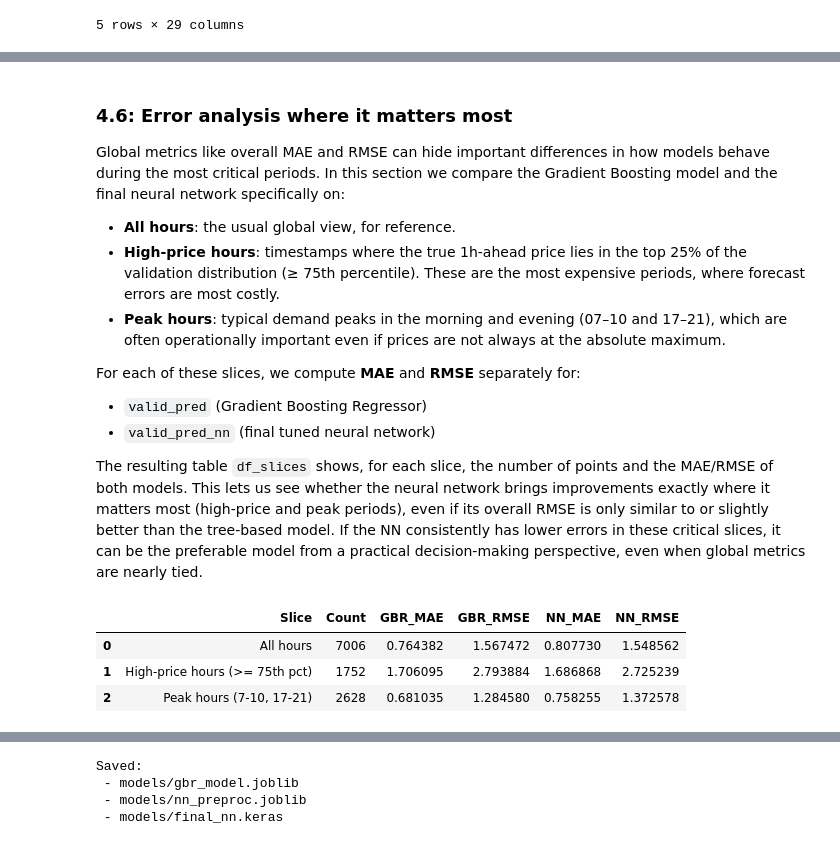
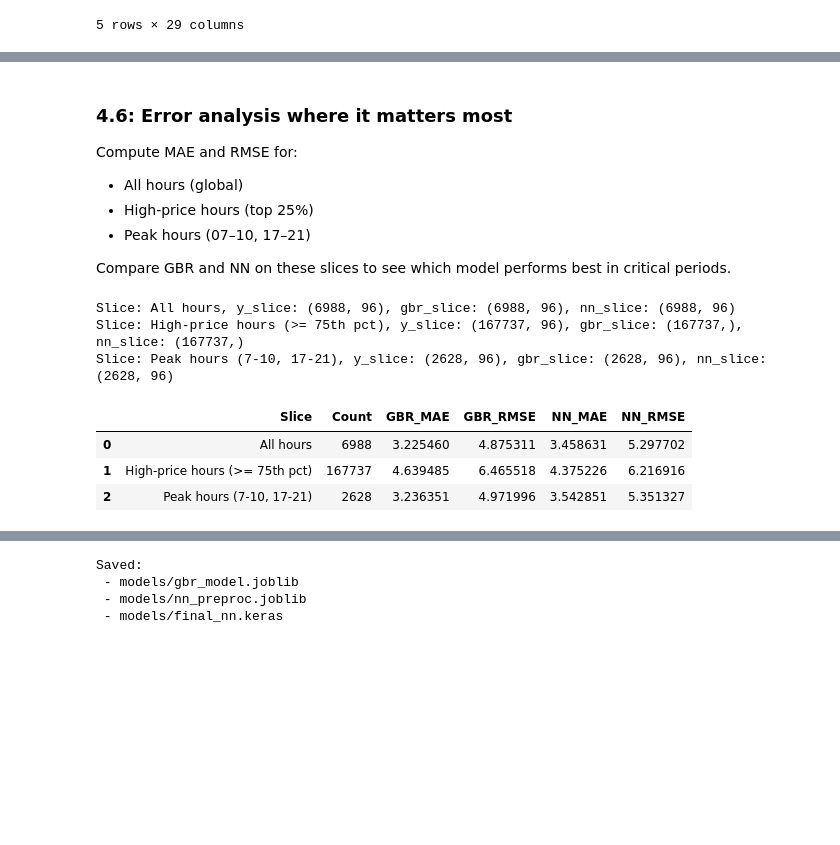
Before and after one commit to vitumake/electricityEstimator, a Jupyter notebook: vaasa.ipynb, the cells around one changed output, grey strips where cells are left out. Drawn from its saved outputs; the diff is of its cells as text; code cells hidden in the pictures; blank space fills up the shorter version.

Commit message:
Implement code changes to enhance functionality and improve performance

```diff
--- a/vaasa.ipynb
+++ b/vaasa.ipynb
@@ -1565,66 +1421,54 @@ df_compare
 # %% [markdown]
 ### 4.6: Error analysis where it matters most
 
-Global metrics like overall MAE and RMSE can hide important differences in how models behave during the most critical periods. In this section we compare the Gradient Boosting model and the final neural network specifically on:
+Compute MAE and RMSE for:
+- All hours (global)
+- High-price hours (top 25%)
+- Peak hours (07–10, 17–21)
 
-- **All hours**: the usual global view, for reference.
-- **High-price hours**: timestamps where the true 1h-ahead price lies in the top 25% of the validation distribution (≥ 75th percentile). These are the most expensive periods, where forecast errors are most costly.
-- **Peak hours**: typical demand peaks in the morning and evening (07–10 and 17–21), which are often operationally important even if prices are not always at the absolute maximum.
-
-For each of these slices, we compute **MAE** and **RMSE** separately for:
-
-- `valid_pred` (Gradient Boosting Regressor)
-- `valid_pred_nn` (final tuned neural network)
-
-The resulting table `df_slices` shows, for each slice, the number of points and the MAE/RMSE of both models. This lets us see whether the neural network brings improvements exactly where it matters most (high-price and peak periods), even if its overall RMSE is only similar to or slightly better than the tree-based model. If the NN consistently has lower errors in these critical slices, it can be the preferable model from a practical decision-making perspective, even when global metrics are nearly tied.
+Compare GBR and NN on these slices to see which model performs best in critical periods.
 # %%
-# 4.6: Error analysis where it matters most
+# Ensure shapes match for metrics: y_slice, gbr_slice, nn_slice
+# If gbr_slice and nn_slice are 1D, select the same column from y_slice
+# Otherwise, use all outputs if shapes match
 
-from sklearn.metrics import mean_absolute_error, mean_squared_error
-import numpy as np
-
-# We assume the following already exist from earlier cells:
-# y_valid (Series with DateTimeIndex),
-# valid_pred (GBR predictions aligned to y_valid),
-# valid_pred_nn (final NN predictions aligned to y_valid),
-# and df_valid (features + target with same index as y_valid).
-
-def rmse(y_true, y_pred):
-    return np.sqrt(mean_squared_error(y_true, y_pred))
-
-# Define high-price threshold, e.g. 75th percentile of validation prices
-price_threshold = y_valid.quantile(0.75)
-high_price_mask = y_valid >= price_threshold
-
-# Define peak hours, e.g. 07-10 and 17-21 local time
-hours = y_valid.index.hour
-peak_mask = ((hours >= 7) & (hours <= 10)) | ((hours >= 17) & (hours <= 21))
-
-slices = {
-    "All hours": np.ones(len(y_valid), dtype=bool),
-    "High-price hours (>= 75th pct)": high_price_mask.values,
-    "Peak hours (7-10, 17-21)": peak_mask,
-}
 rows = []
-
 for name, mask in slices.items():
-    y_slice = y_valid[mask]
+    y_slice = Y_valid[mask]
     gbr_slice = valid_pred[mask]
     nn_slice = valid_pred_nn[mask]
+
+    # Print shapes for debugging
+    print(f"Slice: {name}, y_slice: {y_slice.shape}, gbr_slice: {gbr_slice.shape}, nn_slice: {nn_slice.shape}")
+
+    # If gbr_slice is 1D and y_slice is 2D, select the first column
+    if len(gbr_slice.shape) == 1 and len(y_slice.shape) == 2 and y_slice.shape[1] > 1:
+        y_slice_metric = y_slice.iloc[:, 0]
+        gbr_slice_metric = gbr_slice
+        nn_slice_metric = nn_slice
+    else:
+        y_slice_metric = y_slice
+        gbr_slice_metric = gbr_slice
+        nn_slice_metric = nn_slice
 
     rows.append({
         "Slice": name,
         "Count": int(mask.sum()),
-        "GBR_MAE": mean_absolute_error(y_slice, gbr_slice),
-        "GBR_RMSE": rmse(y_slice, gbr_slice),
-        "NN_MAE": mean_absolute_error(y_slice, nn_slice),
-        "NN_RMSE": rmse(y_slice, nn_slice),
+        "GBR_MAE": mean_absolute_error(y_slice_metric, gbr_slice_metric),
+        "GBR_RMSE": rmse(y_slice_metric, gbr_slice_metric),
+        "NN_MAE": mean_absolute_error(y_slice_metric, nn_slice_metric),
+        "NN_RMSE": rmse(y_slice_metric, nn_slice_metric),
     })
 
+# Display the results
+import pandas as pd
 df_slices = pd.DataFrame(rows)
 df_slices
 # %% [output]
+Slice: All hours, y_slice: (6988, 96), gbr_slice: (6988, 96), nn_slice: (6988, 96)
+Slice: High-price hours (>= 75th pct), y_slice: (167737, 96), gbr_slice: (167737,), nn_slice: (167737,)
+Slice: Peak hours (7-10, 17-21), y_slice: (2628, 96), gbr_slice: (2628, 96), nn_slice: (2628, 96)
 |  | Slice | Count | GBR_MAE | GBR_RMSE | NN_MAE | NN_RMSE |
-| 0 | All hours | 7006 | 0.764382 | 1.567472 | 0.807730 | 1.548562 |
-| 1 | High-price hours (>= 75th pct) | 1752 | 1.706095 | 2.793884 | 1.686868 | 2.725239 |
-| 2 | Peak hours (7-10, 17-21) | 2628 | 0.681035 | 1.284580 | 0.758255 | 1.372578 |
+| 0 | All hours | 6988 | 3.225460 | 4.875311 | 3.458631 | 5.297702 |
+| 1 | High-price hours (>= 75th pct) | 167737 | 4.639485 | 6.465518 | 4.375226 | 6.216916 |
+| 2 | Peak hours (7-10, 17-21) | 2628 | 3.236351 | 4.971996 | 3.542851 | 5.351327 |
```
Also changed, not shown: parts of 55 cells of this notebook.
